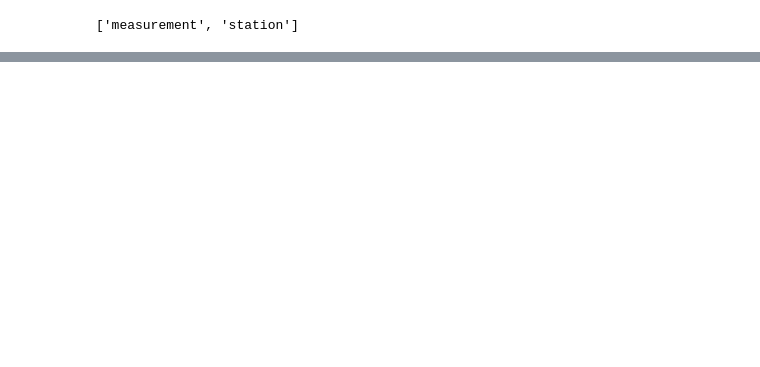
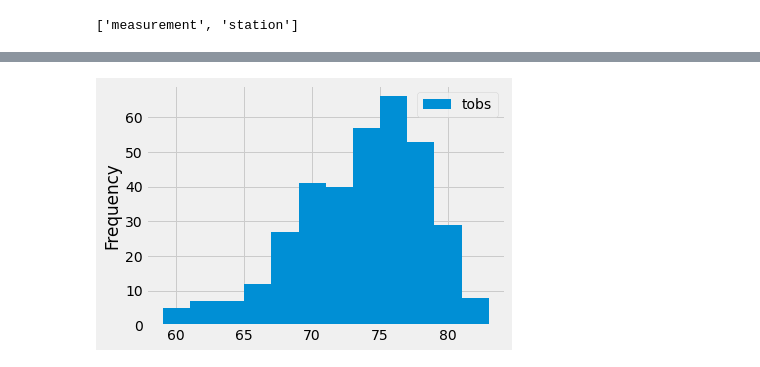
Before and after one commit to AsleshaV/surfs_up, a Jupyter notebook: climate_analysis.ipynb, the cells around one changed output, grey strips where cells are left out. Cells and saved outputs as stored; diff of their text form; code cells hidden in the pictures; blank space fills up the shorter version.

```diff
--- a/climate_analysis.ipynb
+++ b/climate_analysis.ipynb
@@ -39,0 +169,8 @@ session = Session(engine)
+# %%
+# Create a Query for the Temperature Observations
+# Query the last 12 months of temperature observation data for this station and plot the results as a histogram
+
+results = session.query(Measurement.tobs).\
+    filter(Measurement.station == 'USC00519281').\
+    filter(Measurement.date >= prev_year).all()
+print(results)
@@ -39,0 +179,4 @@ session = Session(engine)
+# %%
+# Convert the Temperature Observation Results to a DataFrame
+df = pd.DataFrame(results, columns=['tobs'])
+print(df)
@@ -39,0 +198,8 @@ session = Session(engine)
+# %%
+# Plot the Temperature Observations
+# To create the histogram, we need to use the plot() function and the hist() function
+# and add the number of bins as a parameter.
+df.plot.hist(bins=12)
+plt.tight_layout()
+# %% [output]
+[figure, added]
```
Also changed, not shown: parts of 14 cells of this notebook.
